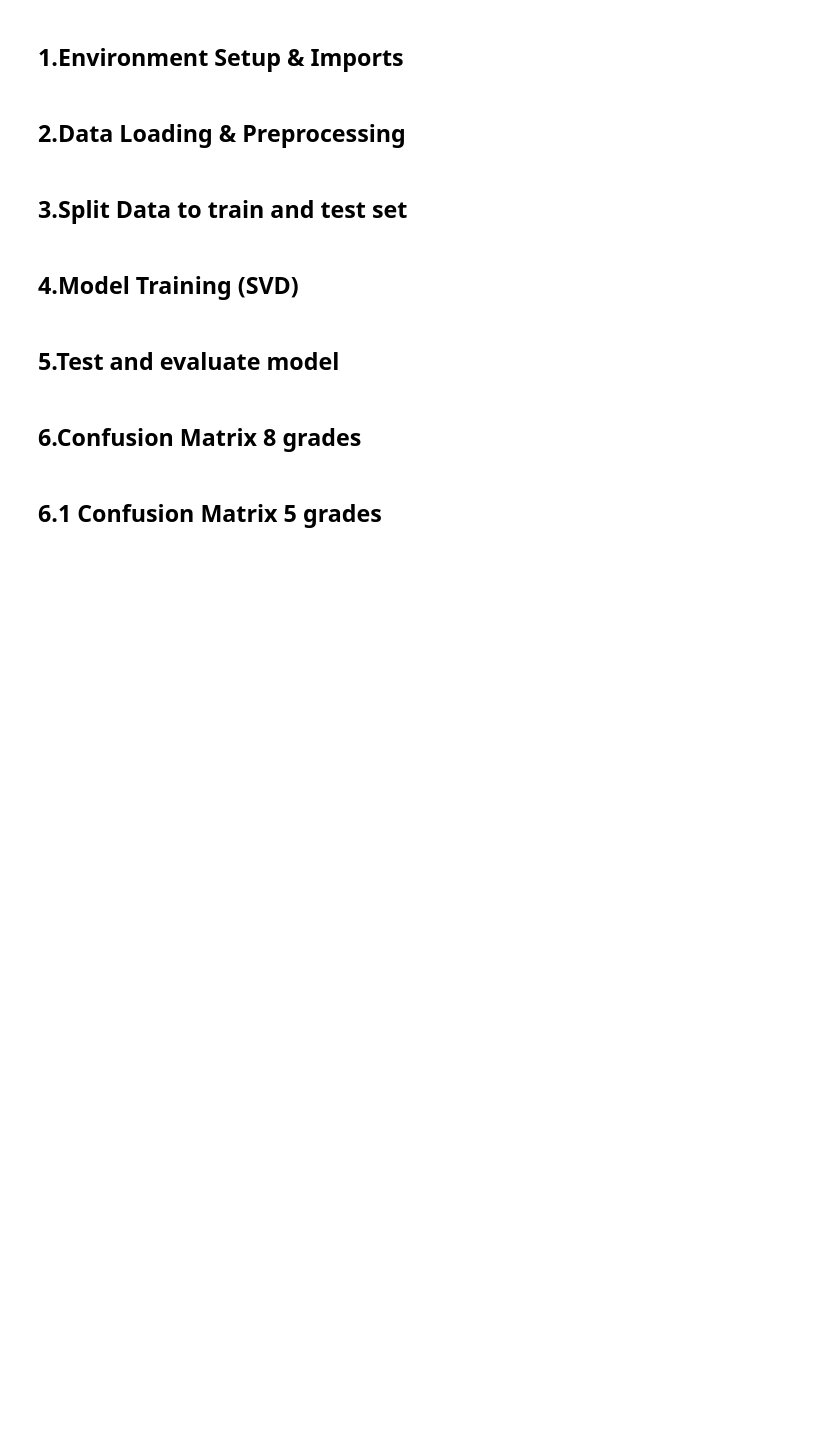
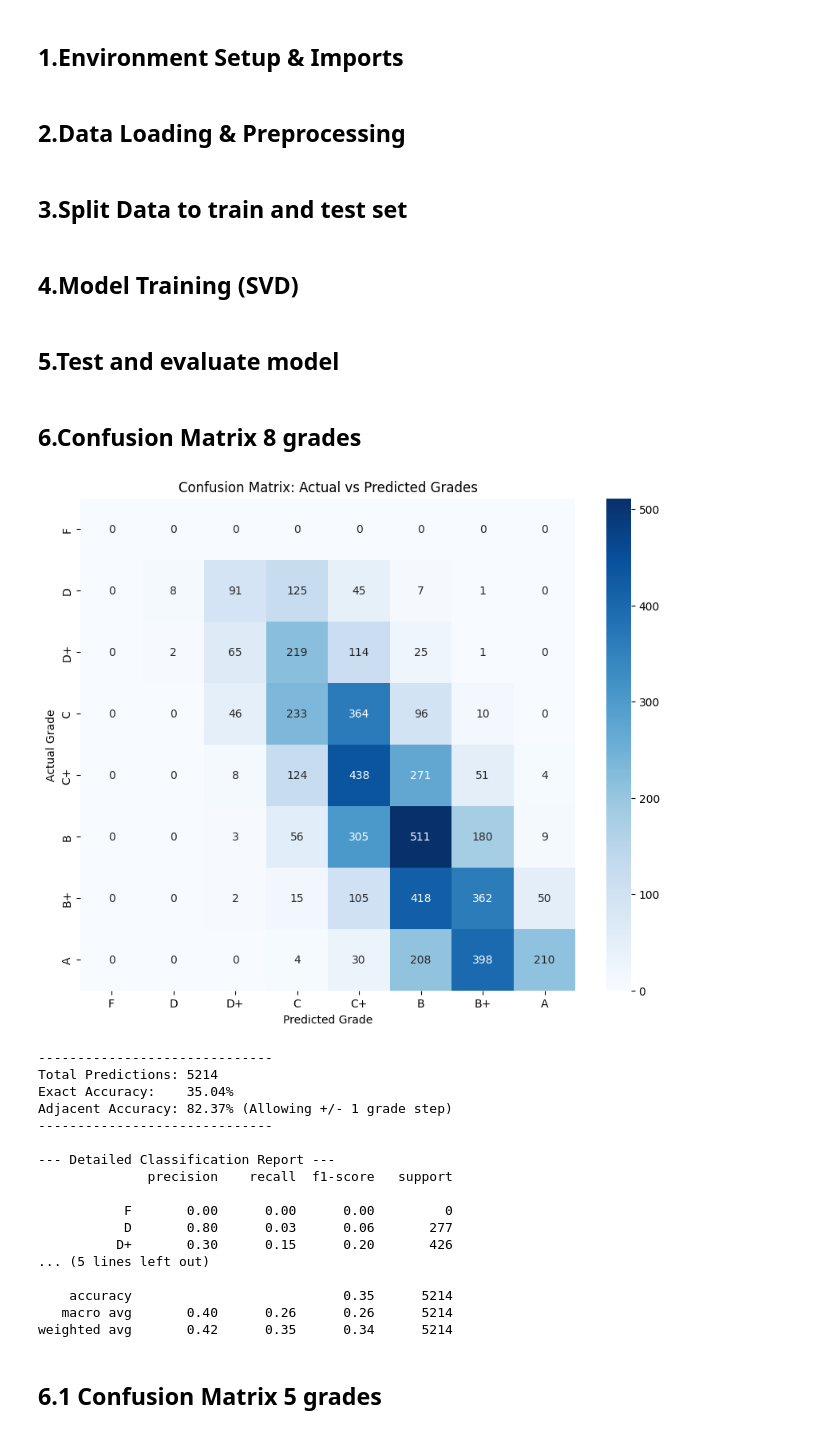
Before and after one commit to papangkorn00/ResearchProject-Experiments, a Jupyter notebook: experiments/SVDpp.ipynb, the cells around one changed output. Saved outputs shown, nothing was run; the diff lists cells and outputs as text; code cells hidden in the pictures; blank space fills up the shorter version.

Commit message:
feat: update 8 grades

```diff
--- a/experiments/SVDpp.ipynb
+++ b/experiments/SVDpp.ipynb
@@ -51,7 +76,7 @@ display(df_long_filtered)
 # === 3.1 Load Data into Surprise Dataset ===
 # Define rating scale (assuming grades are 1.0 to 4.0)
 reader = Reader(rating_scale=(1, 4))
-data = Dataset.load_from_df(df_long_filtered[['student_id', 'course', 'grade']], reader)
+data = Dataset.load_from_df(df_final[['student_id', 'course', 'grade']], reader)
 
 
 # === 3.2 Split Data ===
@@ -179,39 +204,81 @@ valid_labels = [score_to_letter[s] for s in valid_scores]
 def get_nearest_grade_key(pred_score):
     # หา key (คะแนน) ที่ใกล้ที่สุด
     return min(valid_scores, key=lambda x: abs(x - pred_score))
 
 # 3. Prepare Data
 y_true_letters = []
 y_pred_letters = []
 
+correct = 0
+adjacent = 0
+total_count = len(predictions)
+
 for pred in predictions:
-    # 3.1 แปลง Actual Grade (r_ui) เป็น Letter
-    # ใช้ get_nearest_grade_key เผื่อค่า r_ui มีทศนิยมเพี้ยนเล็กน้อย
+    # 1. หา Key ที่ใกล้ที่สุด
     true_score_key = get_nearest_grade_key(pred.r_ui)
+    pred_score_key = get_nearest_grade_key(pred.est)
+
+    # 2. เก็บเข้า List เพื่อทำ Confusion Matrix
     y_true_letters.append(score_to_letter[true_score_key])
-
-    # 3.2 แปลง Predicted Grade (est) เป็น Letter
-    pred_score_key = get_nearest_grade_key(pred.est)
     y_pred_letters.append(score_to_letter[pred_score_key])
 
+    true_idx = valid_scores.index(true_score_key)
+    pred_idx = valid_scores.index(pred_score_key)
+
+    # หาระยะห่าง
+    diff = abs(true_idx - pred_idx)
+
+    # ถ้าระยะห่างเท่ากับ 0 คือทายถูกเป๊ะ
+    if diff == 0:
+        correct += 1
+
+    # ถ้าระยะห่าง <= 1 (คือ เป๊ะ หรือ ผิดแค่ 1 ขั้น) ให้นับเป็น Adjacent
+    if diff <= 1:
+        adjacent += 1
+
+
 # 4. Generate Confusion Matrix
-# สำคัญ: ต้องใส่ labels=valid_labels เพื่อบังคับลำดับ (D -> A)
 cm = confusion_matrix(y_true_letters, y_pred_letters, labels=valid_labels)
 
 # 5. Plot Heatmap
 plt.figure(figsize=(10, 8))
 sns.heatmap(cm, annot=True, fmt='d', cmap='Blues',
             xticklabels=valid_labels,
             yticklabels=valid_labels)
 
 plt.title('Confusion Matrix: Actual vs Predicted Grades')
 plt.xlabel('Predicted Grade')
 plt.ylabel('Actual Grade')
 plt.show()
 
+print("-" * 30)
+print(f"Total Predictions: {total_count}")
+print(f"Exact Accuracy:    {(correct/total_count)*100:.2f}%")
+print(f"Adjacent Accuracy: {(adjacent/total_count)*100:.2f}% (Allowing +/- 1 grade step)")
+print("-" * 30)
+
 # 6. Classification Report
 print("\n--- Detailed Classification Report ---")
 print(classification_report(y_true_letters, y_pred_letters, target_names=valid_labels, zero_division=0,labels=valid_labels))
+# %% [output]
+[figure, added]
+------------------------------
+Total Predictions: 5214
+Exact Accuracy:    35.04%
+Adjacent Accuracy: 82.37% (Allowing +/- 1 grade step)
+------------------------------
+
+--- Detailed Classification Report ---
+              precision    recall  f1-score   support
+
+           F       0.00      0.00      0.00         0
+           D       0.80      0.03      0.06       277
+          D+       0.30      0.15      0.20       426
+... (5 lines left out)
+
+    accuracy                           0.35      5214
+   macro avg       0.40      0.26      0.26      5214
+weighted avg       0.42      0.35      0.34      5214
 # %% [markdown]
 ## 6.1 Confusion Matrix 5 grades
 # %%
```
Also changed, not shown: parts of 1 cell of this notebook, 1 other file.
